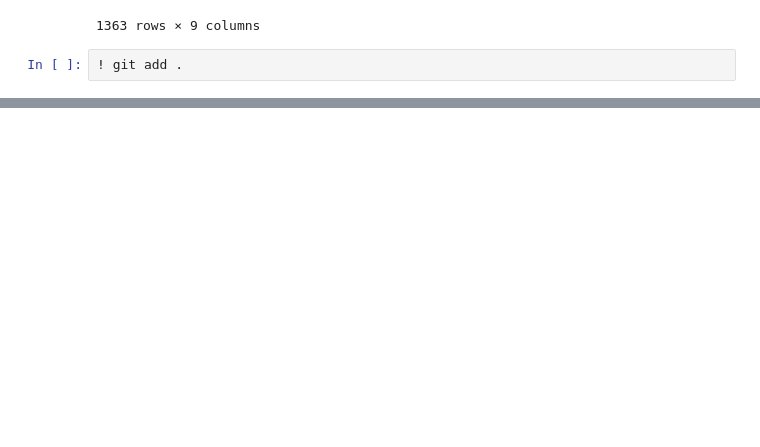
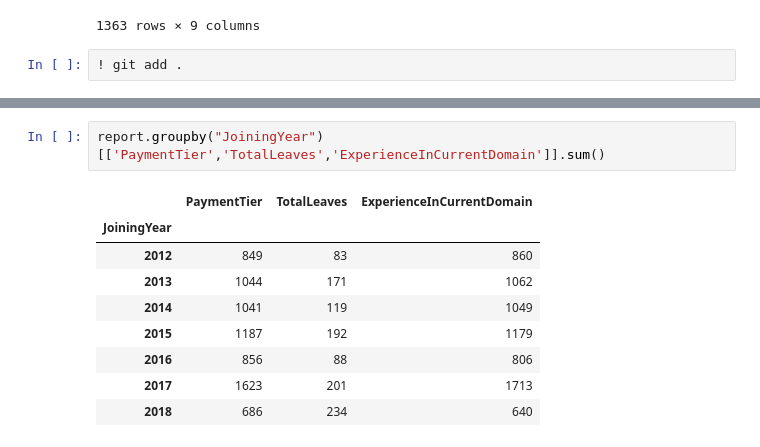
Before and after one commit to AmaanKhan111/Team-buddy, a Jupyter notebook: Project 2 Pandas/notebook/pandas1.ipynb, the cells around one changed output, grey strips where cells are left out. Saved outputs shown, nothing was run; the diff lists cells and outputs as text; blank space fills up the shorter version.

```diff
--- a/Project 2 Pandas/notebook/pandas1.ipynb
+++ b/Project 2 Pandas/notebook/pandas1.ipynb
@@ -522,0 +554,12 @@ SyntaxError: invalid syntax (559843666.py, line 1)
+# %%
+report.groupby("JoiningYear")[['PaymentTier','TotalLeaves','ExperienceInCurrentDomain']].sum()
+# %% [output]
+|  | PaymentTier | TotalLeaves | ExperienceInCurrentDomain |
+| JoiningYear |  |  |  |
+| 2012 | 849 | 83 | 860 |
+| 2013 | 1044 | 171 | 1062 |
+| 2014 | 1041 | 119 | 1049 |
+| 2015 | 1187 | 192 | 1179 |
+| 2016 | 856 | 88 | 806 |
+| 2017 | 1623 | 201 | 1713 |
+| 2018 | 686 | 234 | 640 |
```
Also changed, not shown: parts of 10 cells of this notebook.
